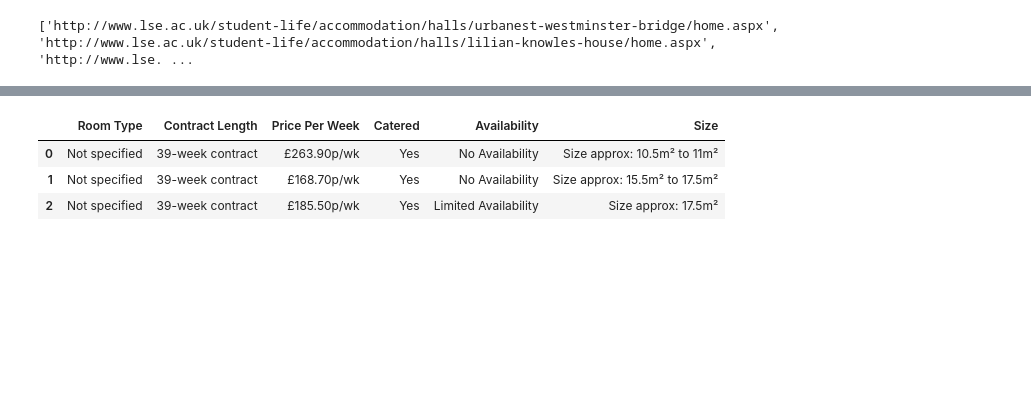
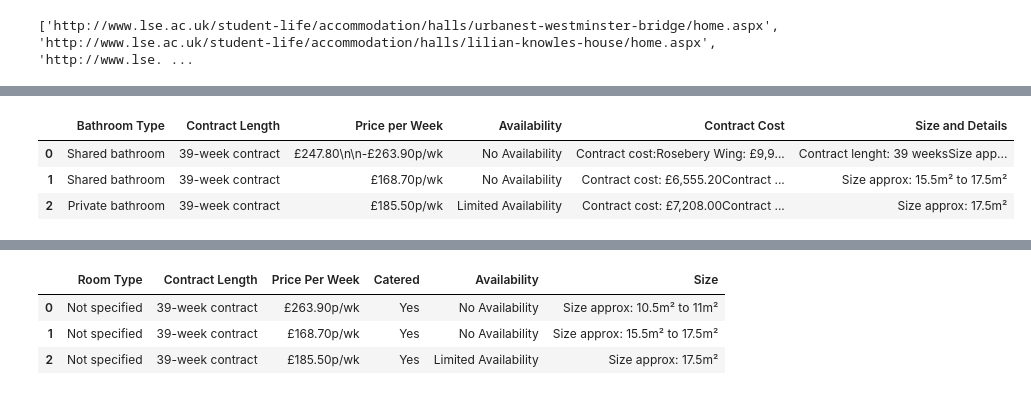
Before and after one commit to datadabbler23/ST115-Final-Project, a Jupyter notebook: Room information.ipynb, the cells around one changed output, grey strips where cells are left out. Drawn from its saved outputs; the diff is of its cells as text; code cells hidden in the pictures; blank space fills up the shorter version.

```diff
--- a/Room information.ipynb
+++ b/Room information.ipynb
@@ -25,0 +180,42 @@ print(all_hyperlinks)
+# %%
+import pandas as pd
+
+shared_rooms = []
+private_room = []
+
+for item in p_tags:
+    if item in ["Shared bathroom", "Private bathroom"] and private_room:
+
+        shared_rooms.append(private_room)
+        private_room = [item]
+    else:
+        private_room.append(item)
+
+
+if private_room:
+    shared_rooms.append(private_room)
+
+
+data = []
+for room in shared_rooms:
+
+    if len(room) >= 8:
+        room_dict = {
+            "Bathroom Type": room[0],
+            "Contract Length": room[1],
+            "Price per Week": room[2],
+            "Availability": room[4],
+            "Contract Cost": room[5],
+            "Size and Details": room[6]
+        }
+        data.append(room_dict)
+
+# Create DataFrame
+df_rooms = pd.DataFrame(data)
+
+df_rooms
+# %% [output]
+|  | Bathroom Type | Contract Length | Price per Week | Availability | Contract Cost | Size and Details |
+| 0 | Shared bathroom | 39-week contract | £247.80\n\n-£263.90p/wk | No Availability | Contract cost:Rosebery Wing: £9,9... | Contract lenght: 39 weeksSize app... |
+| 1 | Shared bathroom | 39-week contract | £168.70p/wk | No Availability | Contract cost: £6,555.20Contract ... | Size approx: 15.5m² to 17.5m² |
+| 2 | Private bathroom | 39-week contract | £185.50p/wk | Limited Availability | Contract cost: £7,208.00Contract ... | Size approx: 17.5m² |
```
Also changed, not shown: parts of 10 cells of this notebook.
